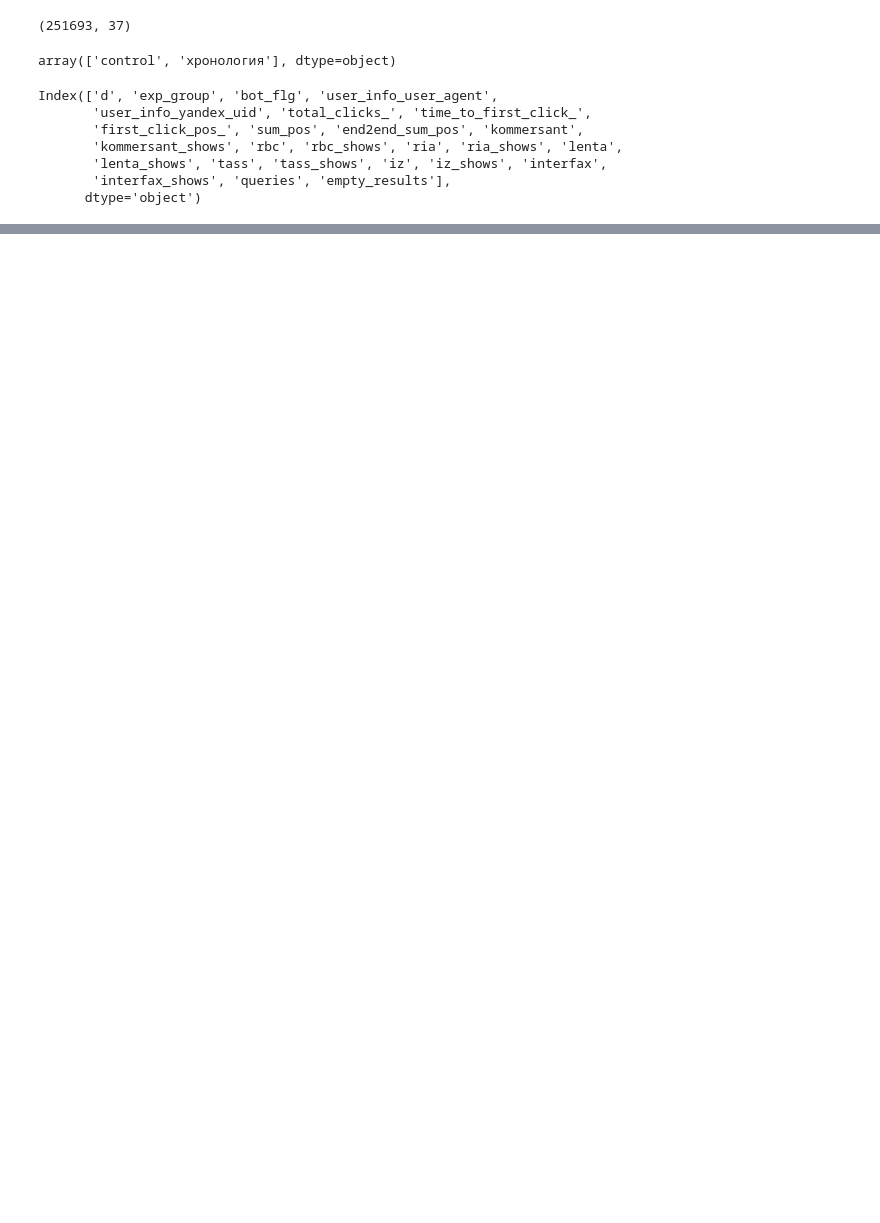
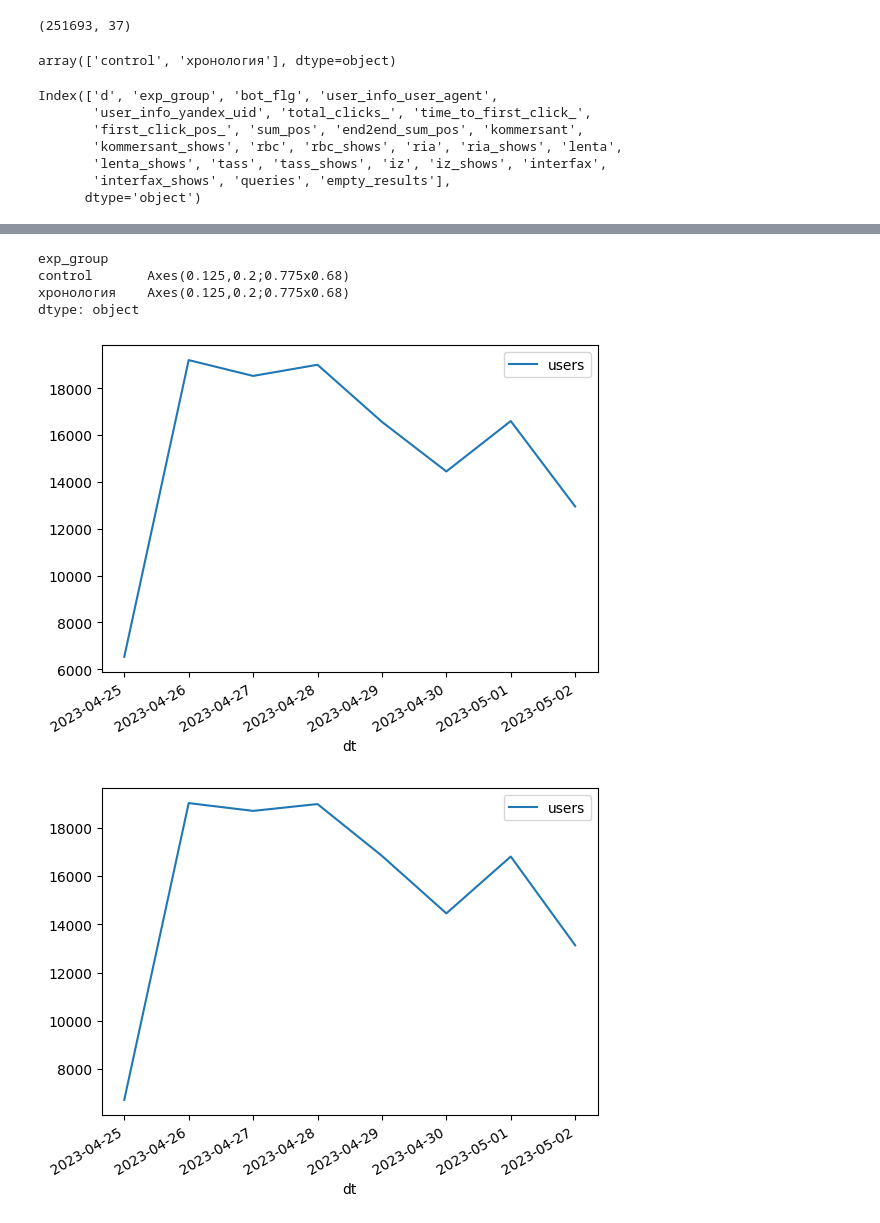
Before and after one commit to pileyan/HSE_Statistics_1, a Jupyter notebook: lect 10 CUPED/New test.ipynb, the cells around one changed output, grey strips where cells are left out. Cells and saved outputs as stored; diff of their text form; code cells hidden in the pictures; blank space fills up the shorter version.

```diff
--- a/lect 10 CUPED/New test.ipynb
+++ b/lect 10 CUPED/New test.ipynb
@@ -47,0 +54,16 @@ df
+# %%
+import duckdb
+
+q = '''
+select q, count(1) as cnt
+from (
+SELECT user_info_yandex_uid, sum(queries) as q
+FROM df
+GROUP BY user_info_yandex_uid
+)
+group by q
+'''
+
+d = duckdb.query(q).to_df()
+# %%
+d = d.sort_values(by = 'q')
@@ -47,0 +74,2 @@ df
+# %%
+d['dt'] = pd.to_datetime(d.d, format = '%d/%m/%y')
@@ -47,0 +84,9 @@ df
+# %%
+d.groupby('exp_group').plot(x = 'dt', y = 'users')
+# %% [output]
+exp_group
+control       Axes(0.125,0.2;0.775x0.68)
+хронология    Axes(0.125,0.2;0.775x0.68)
+dtype: object
+[figure, added]
+[figure, added]
```
Also changed, not shown: parts of 13 cells of this notebook, 1 other file.
